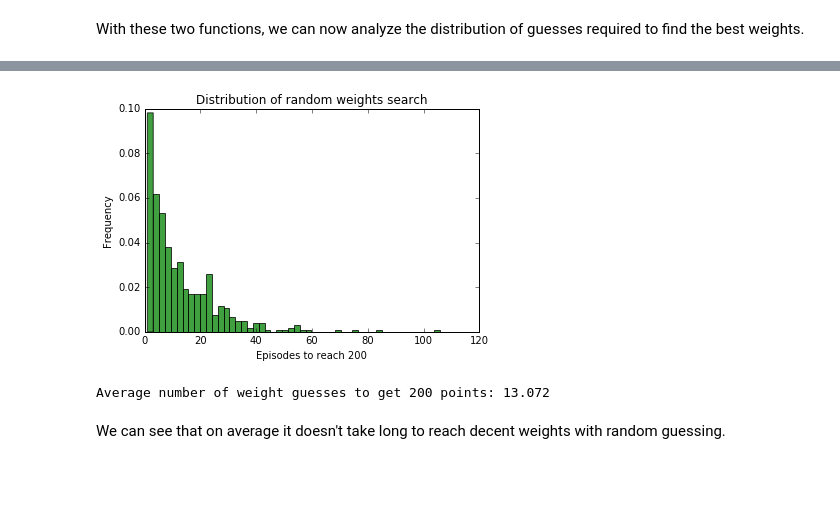
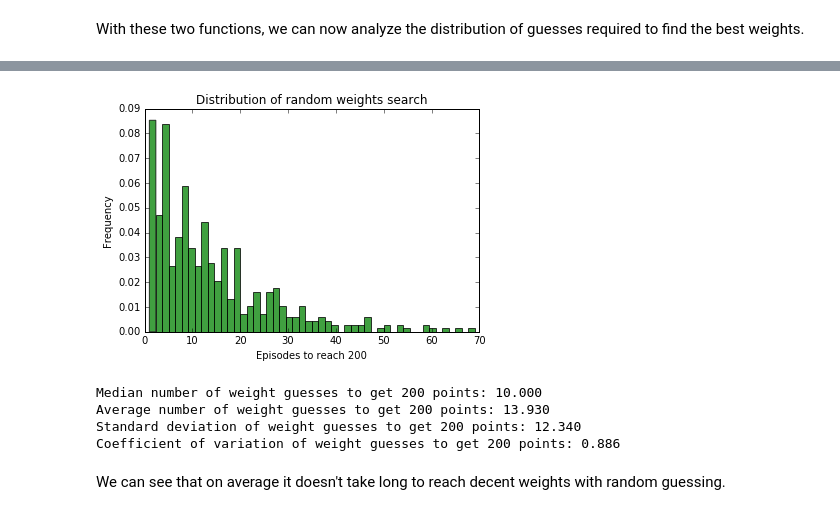
Before and after one commit to xuezhizeng/openai-gym-cartpole-learning, a Jupyter notebook: openai-gym-cartpole-random-search.ipynb, the cells around one changed output, grey strips where cells are left out. Drawn from its saved outputs; the diff is of its cells as text; code cells hidden in the pictures; blank space fills up the shorter version.

```diff
--- a/openai-gym-cartpole-random-search.ipynb
+++ b/openai-gym-cartpole-random-search.ipynb
@@ -106,6 +106,11 @@ plt.ylabel('Frequency')
 plt.title('Distribution of random weights search')
 plt.show()
 
-# print the average number of episodes required to reach reward of 200
-print('Average number of weight guesses to get 200 points: %s' % str(np.sum(counter_results) / 500.0))
+# print stats info on episodes required to reach reward of 200
+counter_results_np = np.array(counter_results)
+
+print('Median number of weight guesses to get 200 points: %.3f' % np.median(counter_results_np))
+print('Average number of weight guesses to get 200 points: %.3f' % np.mean(counter_results_np))
+print('Standard deviation of weight guesses to get 200 points: %.3f' % np.std(counter_results_np))
+print('Coefficient of variation of weight guesses to get 200 points: %.3f' % (np.std(counter_results_np) / np.mean(counter_results_np)))
 # %% [output]
@@ -129,4 +134,7 @@ print('Average number of weight guesses to get 200 points: %s' % str(np.sum(coun
-[figure, old version]
+[figure, new version]
-Average number of weight guesses to get 200 points: 13.072
+Median number of weight guesses to get 200 points: 10.000
+Average number of weight guesses to get 200 points: 13.930
+Standard deviation of weight guesses to get 200 points: 12.340
+Coefficient of variation of weight guesses to get 200 points: 0.886
 # %% [markdown]
 We can see that on average it doesn't take long to reach decent weights with random guessing.
```
Also changed, not shown: parts of 1 cell of this notebook, 1 other file.
